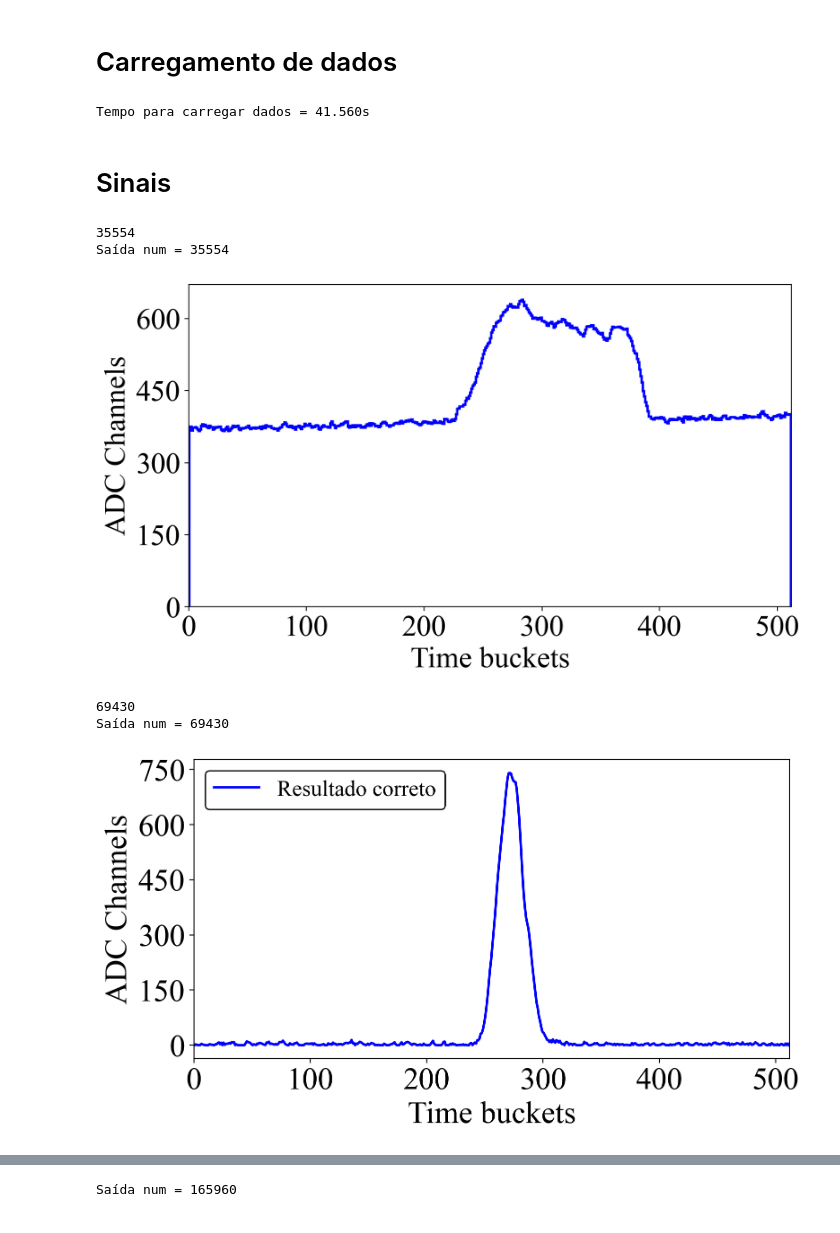
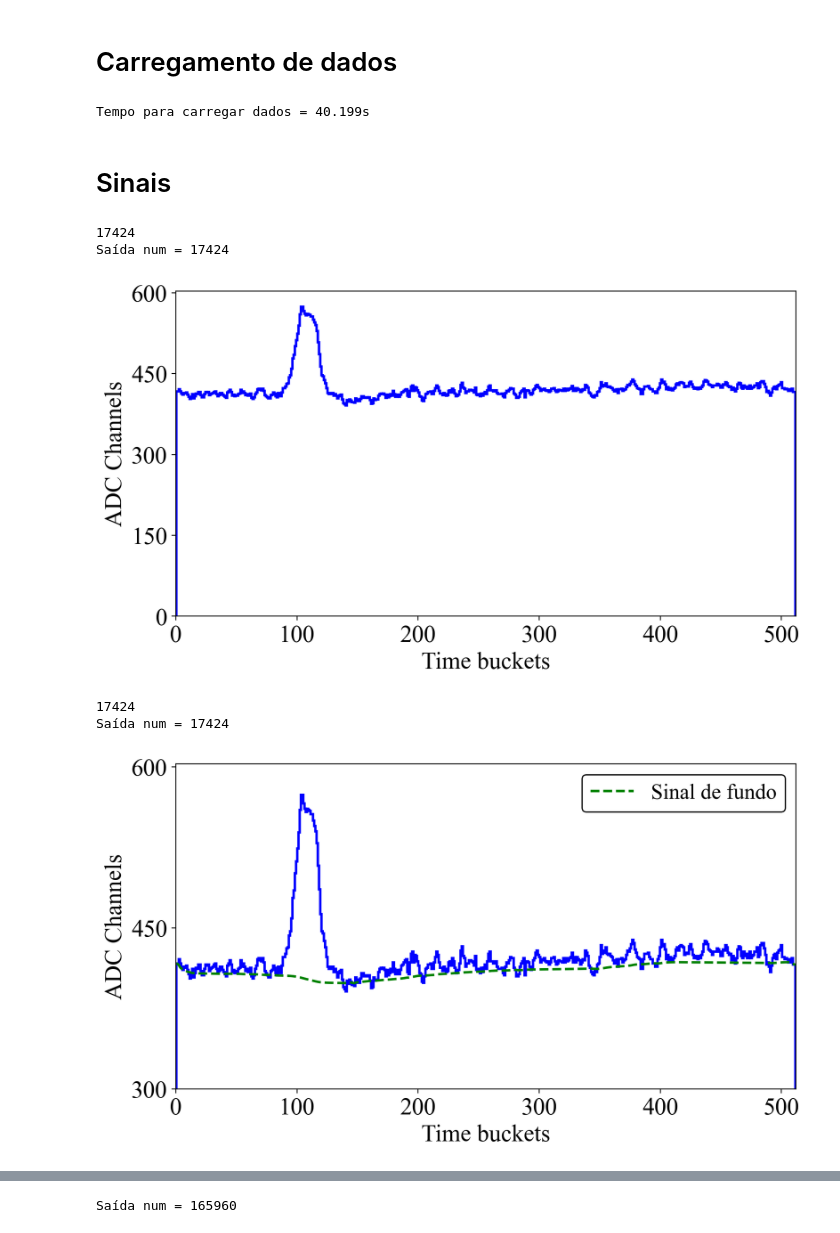
Before and after one commit to GuiiFerrari/Tese, a Jupyter notebook: defesa.ipynb, the cells around one changed output, grey strips where cells are left out. Drawn from its saved outputs; the diff is of its cells as text; code cells hidden in the pictures.

```diff
--- a/defesa.ipynb
+++ b/defesa.ipynb
@@ -255,7 +258,8 @@ def construct_target_n_peak_img(positions, extra_points: int = 2):
 # %%
 x1, y1, y2, peaksDeconv, BKG, y2_scaled = load_data_700()
+bkg_predict, deconv_predict = return_predict_bkg_deconv_pat()
 # %% [output]
-Tempo para carregar dados = 41.560s
+Tempo para carregar dados = 40.199s
 # %% [markdown]
 # Sinais
 # %%
@@ -264,6 +268,7 @@ tam = 512
 d = {152278 : 1, 165960 : 2}
 # for num in [152278, 165960]:
 # for num in [165960]:
+num = 17424
 # num = np.random.randint(low = 0, high = 100000, size = 1)[0]
 print(num)
 for num in [num]:
@@ -281,57 +286,63 @@ for num in [num]:
     # plt.xlabel("Buckets", fontsize = fonte)
     # plt.ylabel("ADC Charge", fontsize = fonte)
     plt.xlim(left = 0., right = 512.)
+    plt.ylim(bottom = 0.)
     plt.gca().yaxis.set_major_locator(ticker.MultipleLocator(150))
     plt.xlabel("Time buckets")
     plt.ylabel("ADC Channels")
     # plt.savefig(f"D:/Documentos/Dissertacao_V1/Tese/apresentação/ex_sinal_{d[num]}.png", dpi = 600, bbox_inches='tight')
-    plt.savefig(f"D:/Documentos/Dissertacao_V1/Tese/apresentação/ex_sinal_{num}.png", dpi = 600, bbox_inches='tight')
+    # plt.savefig(f"D:/Documentos/Dissertacao_V1/Tese/apresentação/ex_sinal_{num}.png", dpi = 600, bbox_inches='tight')
     plt.show()
 # %% [output]
-35554
-Saída num = 35554
+17424
+Saída num = 17424
-[figure, old version]
+[figure, new version]
 # %%
 xt  = np.arange(0.5, 512, 1)
 tam = 512
 d = {152278 : 1, 165960 : 2}
 # num = 35554
-num = 69430
+# num = 69430
+num = 17424
 fonte = 18
 # for num in [152278, 165960]:
 # for num in [165960]:
 # number_peaks_list = np.array([len(a) for a in peaksDeconv], dtype = int)
 # number_peak = 3
 # nums = np.where(number_peaks_list == number_peak)[0]
 # num = np.random.randint(low = 0, high = 100000, size = 1)[0]
 # num = np.random.choice(nums, size = 1)[0]
 print(num)
 for num in [num]:
     print(f"Saída num = {num}")
     fig = plt.figure(dpi = 200, figsize = (8, 4.5))
     fig.patch.set_facecolor('white')
     plt.hist(xt, weights = x1[num], lw = 2, bins = 512, color = "blue", histtype = "step")
     plt.plot(xt, BKG[num], lw = 2, c = "green", label = "Sinal de fundo", ls = "--")
     # plt.plot(xt, y2[num], lw = 2, c = "green", label = "Resultado correto")
     # plt.plot(xt, predictions[num].reshape(-1), lw = 2, ls = "--", c = "red", label = "Resultado do modelo")
-    plt.legend(fontsize = fonte, framealpha = 1., edgecolor = "black", loc = 2)
+    plt.legend(fontsize = fonte, framealpha = 1., edgecolor = "black", loc = 1)
     # for label in (fig.gca().get_xticklabels() + fig.gca().get_yticklabels()):
     #     # label.set_fontproperties(font_prop)
     #     label.set_fontsize(fonte) # Size here overrides font_prop
     plt.tight_layout()
     # plt.xlabel("Buckets", fontsize = fonte)
     # plt.ylabel("ADC Charge", fontsize = fonte)
     plt.xlim(left = 0., right = 512.)
+    if num == 17424:
+        plt.ylim(bottom = 300.)
+    else:
+        plt.ylim(bottom = 0., top = None)
     plt.gca().yaxis.set_major_locator(ticker.MultipleLocator(150))
     plt.xlabel("Time buckets")
     plt.ylabel("ADC Channels")
     # plt.savefig(f"D:/Documentos/Dissertacao_V1/Tese/apresentação/ex_sinal_{d[num]}.png", dpi = 600, bbox_inches='tight')
-    # plt.savefig(f"D:/Documentos/Dissertacao_V1/Tese/apresentação/ex_sinal_fundo_{num}.png", dpi = 600, bbox_inches='tight')
+    plt.savefig(f"D:/Documentos/Dissertacao_V1/Tese/apresentação/ex_sinal_fundo_{num}.png", dpi = 600, bbox_inches='tight')
     plt.show()
 # %% [output]
-69430
-Saída num = 69430
+17424
+Saída num = 17424
-[figure, old version]
+[figure, new version]
 # %%
 xt  = np.arange(0.5, 512, 1)
 tam = 512
```
Also changed, not shown: parts of 4 cells of this notebook, 3 other files.
